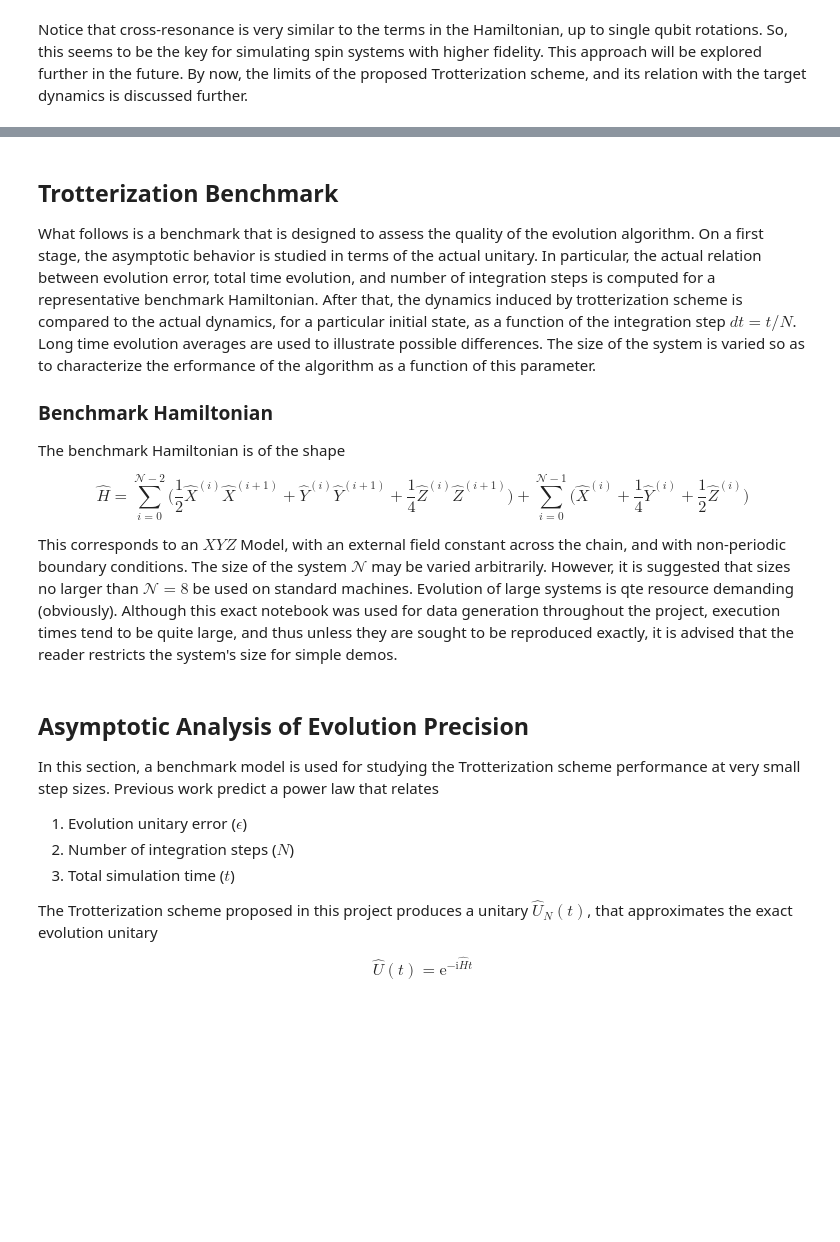
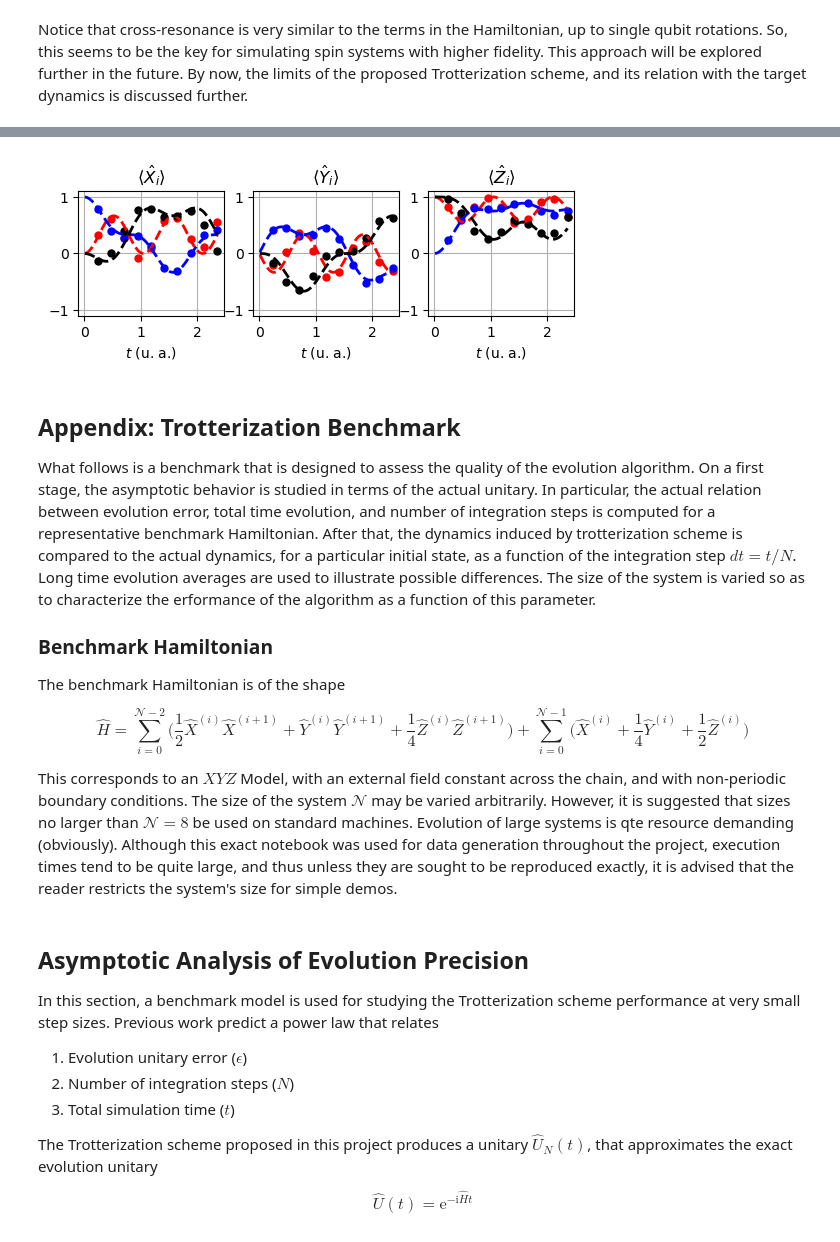
Before and after one commit to DiegoHerrera262/Thesis2020, a Jupyter notebook: PyHeisenberg/Benchmarking.ipynb, the cells around one changed output, grey strips where cells are left out. Drawn from its saved outputs; the diff is of its cells as text; code cells hidden in the pictures; blank space fills up the shorter version.

```diff
--- a/PyHeisenberg/Benchmarking.ipynb
+++ b/PyHeisenberg/Benchmarking.ipynb
@@ -322,0 +343,8 @@ Notice that cross-resonance is very similar to the terms in the Hamiltonian, up
+# %%
+pauliStrings = ['XII', 'IXI', 'IIX', 'YII', 'IYI', 'IIY', 'ZII', 'IZI', 'IIZ']
+timesEx, resultSeriesExact = pGraph.exactPauliExpValSeries(
+    pauliStrings,
+    t=3*np.pi/4
+)
+ExX1, ExX2, ExX3, ExY1, ExY2, ExY3, ExZ1, ExZ2, ExZ3 = itemgetter(
+    *pauliStrings)(resultSeriesExact)
@@ -322,0 +355,8 @@ Notice that cross-resonance is very similar to the terms in the Hamiltonian, up
+# %%
+times, resultSeries = pGraph.pauliExpValSeries(
+    pauliStrings,
+    MAX_STEPS=10,
+    t=3*np.pi/4,
+    measurementFitter=measurementFitter
+)
+X1, X2, X3, Y1, Y2, Y3, Z1, Z2, Z3 = itemgetter(*pauliStrings)(resultSeries)
@@ -323,5 +368,35 @@ Notice that cross-resonance is very similar to the terms in the Hamiltonian, up
+# %%
+fig, (axX, axY, axZ) = plt.subplots(1, 3)
+axX.plot(times, X1, 'ro', times, X2, 'bo', times, X3, 'ko')
+axX.plot(timesEx, ExX1, color='red', linewidth=2, linestyle='dashed')
+axX.plot(timesEx, ExX2, color='blue', linewidth=2, linestyle='dashed')
+axX.plot(timesEx, ExX3, color='black', linewidth=2, linestyle='dashed')
+axX.set_title(r"$\langle\hat{X}_i\rangle$")
+axX.set_xlabel(r"$t$ (u. a.)")
+axX.set_aspect('equal')
+axX.set_ylim([-1.1, 1.1])
+axY.plot(times, Y1, 'ro', times, Y2, 'bo', times, Y3, 'ko')
+axY.plot(timesEx, ExY1, color='red', linewidth=2, linestyle='dashed')
+axY.plot(timesEx, ExY2, color='blue', linewidth=2, linestyle='dashed')
+axY.plot(timesEx, ExY3, color='black', linewidth=2, linestyle='dashed')
+axY.set_title(r"$\langle\hat{Y}_i\rangle$")
+axY.set_xlabel(r"$t$ (u. a.)")
+axY.set_aspect('equal')
+axY.set_ylim([-1.1, 1.1])
+axZ.plot(times, Z1, 'ro', times, Z2, 'bo', times, Z3, 'ko')
+axZ.plot(timesEx, ExZ1, color='red', linewidth=2, linestyle='dashed')
+axZ.plot(timesEx, ExZ2, color='blue', linewidth=2, linestyle='dashed')
+axZ.plot(timesEx, ExZ3, color='black', linewidth=2, linestyle='dashed')
+axZ.set_title(r"$\langle\hat{Z}_i\rangle$")
+axZ.set_xlabel(r"$t$ (u. a.)")
+axZ.set_aspect('equal')
+axZ.set_ylim([-1.1, 1.1])
+fig.savefig('XYZModel.pdf')
+plt.show()
+# %% [output]
+[figure, added]
 # %% [markdown]
-## Trotterization Benchmark
+## Appendix: Trotterization Benchmark
 
 What follows is a benchmark that is designed to assess the quality of the evolution algorithm. On a first stage, the asymptotic behavior is studied in terms of the actual unitary. In particular, the actual relation between evolution error, total time evolution, and number of integration steps is computed for a representative benchmark Hamiltonian. After that, the dynamics induced by trotterization scheme is compared to the actual dynamics, for a particular initial state, as a function of the integration step $dt = t/N$. Long time evolution averages are used to illustrate possible differences. The size of the system is varied so as to characterize the erformance of the algorithm as a function of this parameter.
 
```
Also changed, not shown: parts of 8 cells of this notebook, 4 other files.
